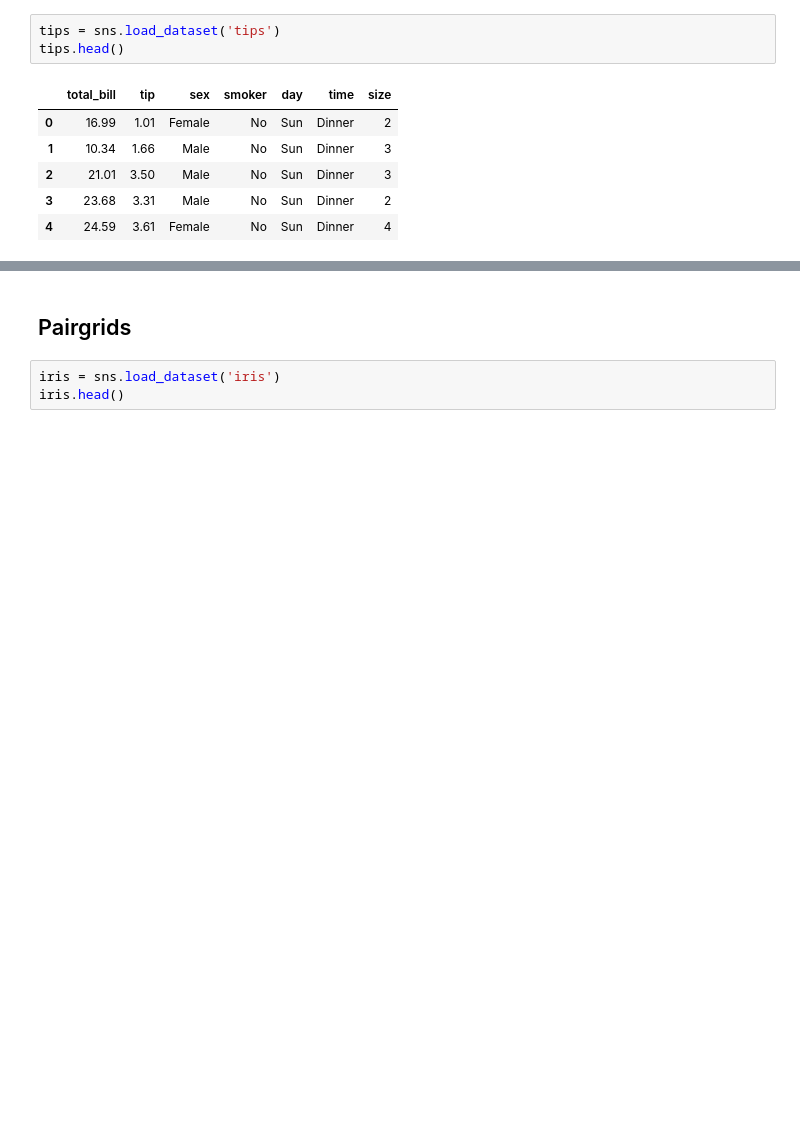
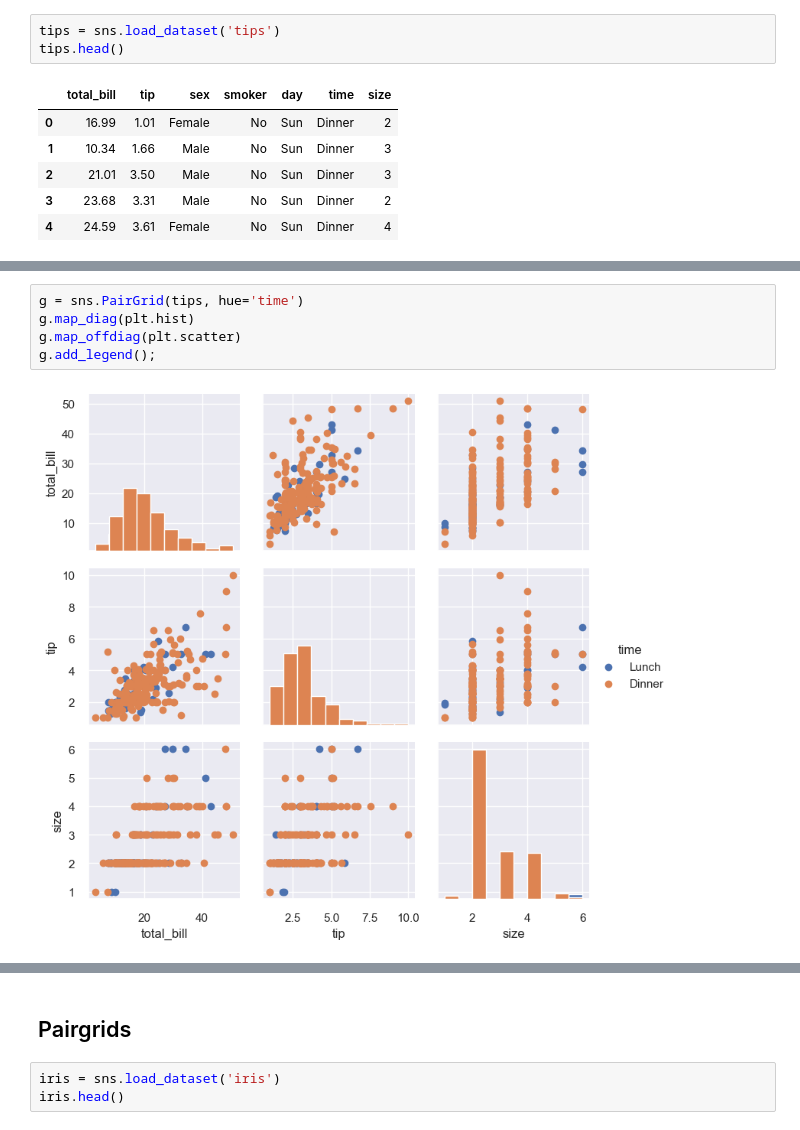
Before and after one commit to DataScience-DHBWKA/dataVisualizationExamples, a Jupyter notebook: Ch10_Visualising_Data_with_Matplotlib.ipynb, the cells around one changed output, grey strips where cells are left out. Drawn from its saved outputs; the diff is of its cells as text; blank space fills up the shorter version.

```diff
--- a/Ch10_Visualising_Data_with_Matplotlib.ipynb
+++ b/Ch10_Visualising_Data_with_Matplotlib.ipynb
@@ -322,0 +365,7 @@ sns.lmplot(x="total_bill", y="tip", hue="sex",
+# %%
+g = sns.PairGrid(tips, hue='time')
+g.map_diag(plt.hist)
+g.map_offdiag(plt.scatter)
+g.add_legend();
+# %% [output]
+[figure, added]
```
Also changed, not shown: parts of 25 cells of this notebook, 2 other files.
